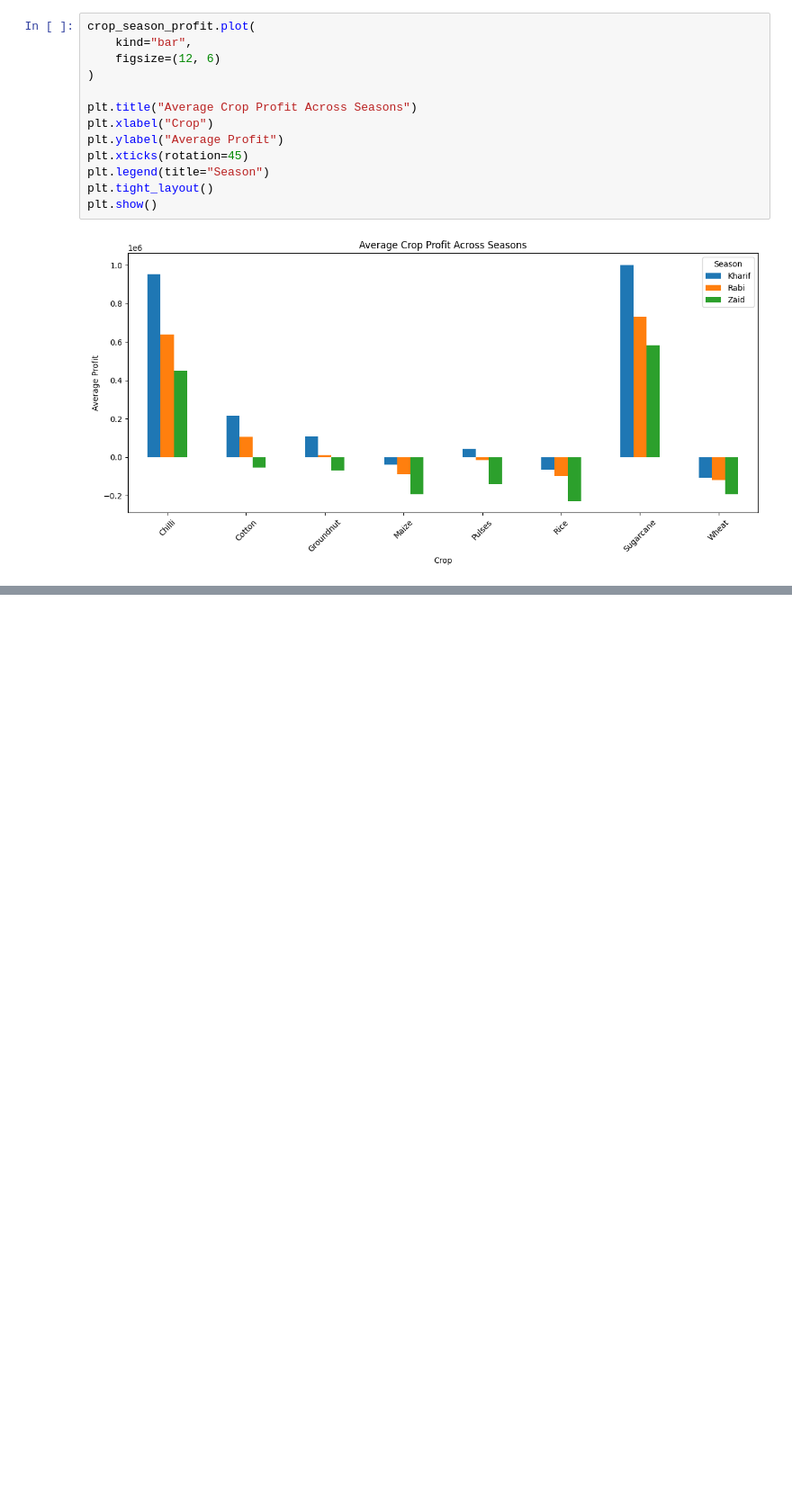
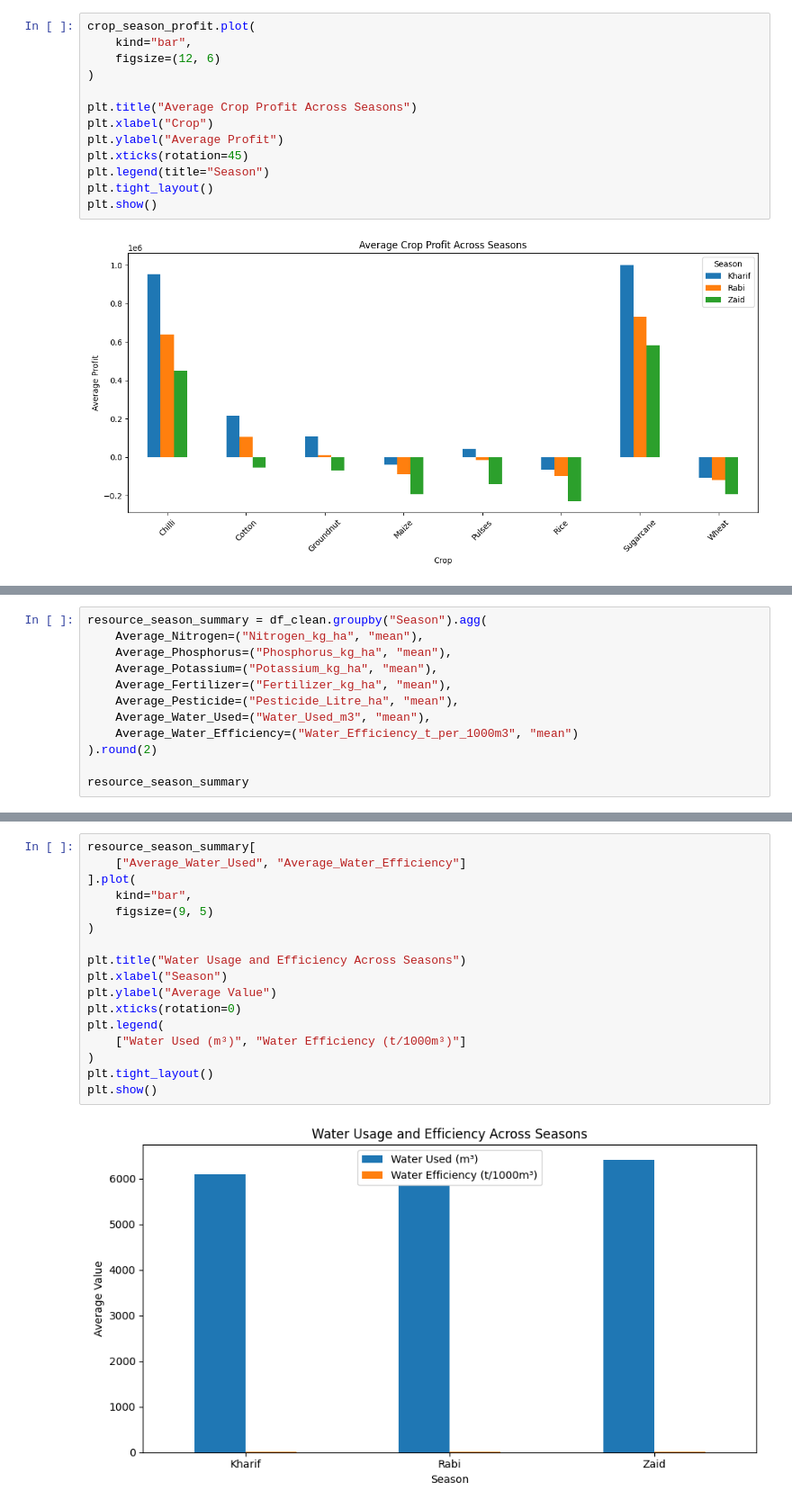
Before and after one commit to kaustubh9306-git/seasonal-agriculture-performance-analysis, a Jupyter notebook: Untitled4.ipynb, the cells around one changed output, grey strips where cells are left out. Shown at 90% size. Saved outputs shown, nothing was run; the diff lists cells and outputs as text; blank space fills up the shorter version.

```diff
--- a/Untitled4.ipynb
+++ b/Untitled4.ipynb
@@ -287,0 +404,12 @@ plt.show()
+# %%
+resource_season_summary = df_clean.groupby("Season").agg(
+    Average_Nitrogen=("Nitrogen_kg_ha", "mean"),
+    Average_Phosphorus=("Phosphorus_kg_ha", "mean"),
+    Average_Potassium=("Potassium_kg_ha", "mean"),
+    Average_Fertilizer=("Fertilizer_kg_ha", "mean"),
+    Average_Pesticide=("Pesticide_Litre_ha", "mean"),
+    Average_Water_Used=("Water_Used_m3", "mean"),
+    Average_Water_Efficiency=("Water_Efficiency_t_per_1000m3", "mean")
+).round(2)
+
+resource_season_summary
@@ -287,0 +425,19 @@ plt.show()
+# %%
+resource_season_summary[
+    ["Average_Water_Used", "Average_Water_Efficiency"]
+].plot(
+    kind="bar",
+    figsize=(9, 5)
+)
+
+plt.title("Water Usage and Efficiency Across Seasons")
+plt.xlabel("Season")
+plt.ylabel("Average Value")
+plt.xticks(rotation=0)
+plt.legend(
+    ["Water Used (m³)", "Water Efficiency (t/1000m³)"]
+)
+plt.tight_layout()
+plt.show()
+# %% [output]
+[figure, added]
```
Also changed, not shown: parts of 11 cells of this notebook.
